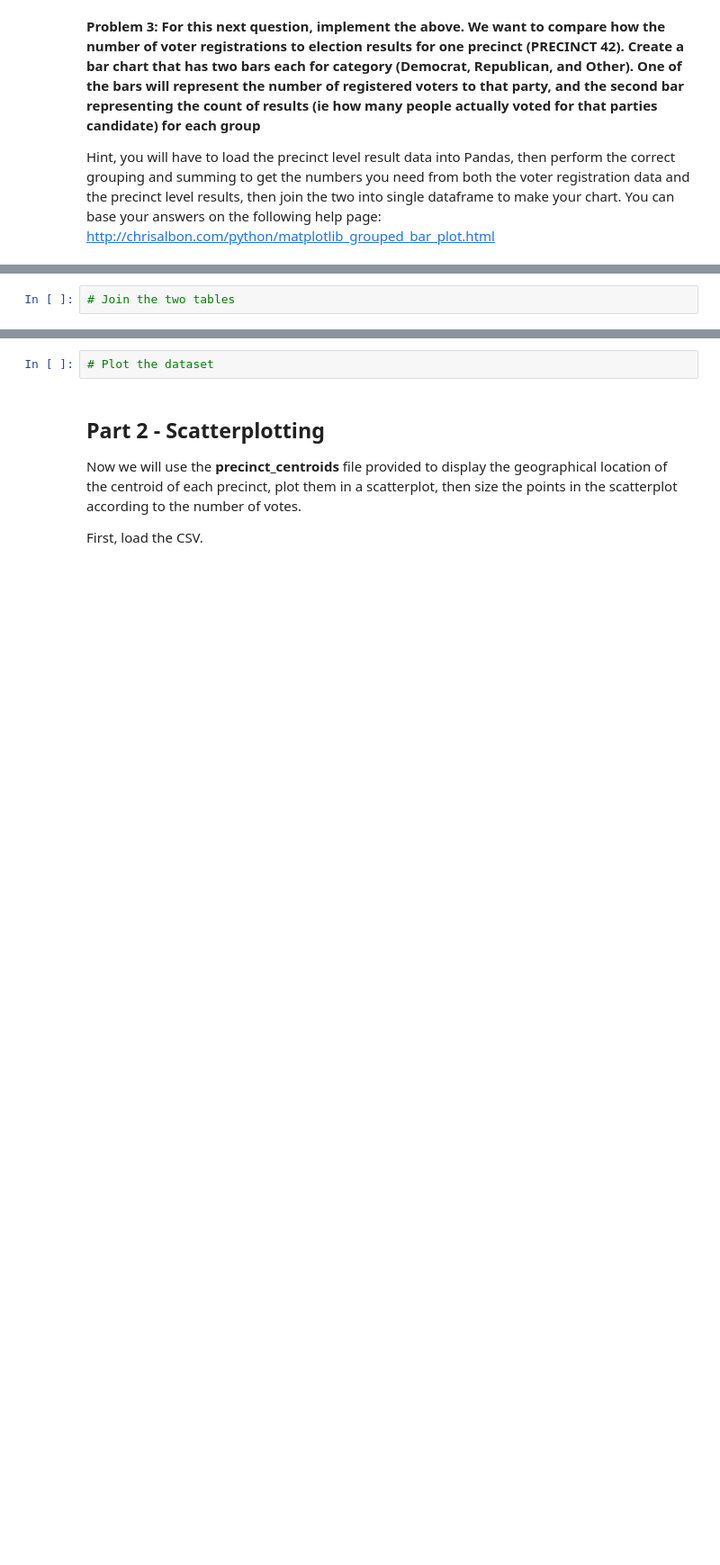
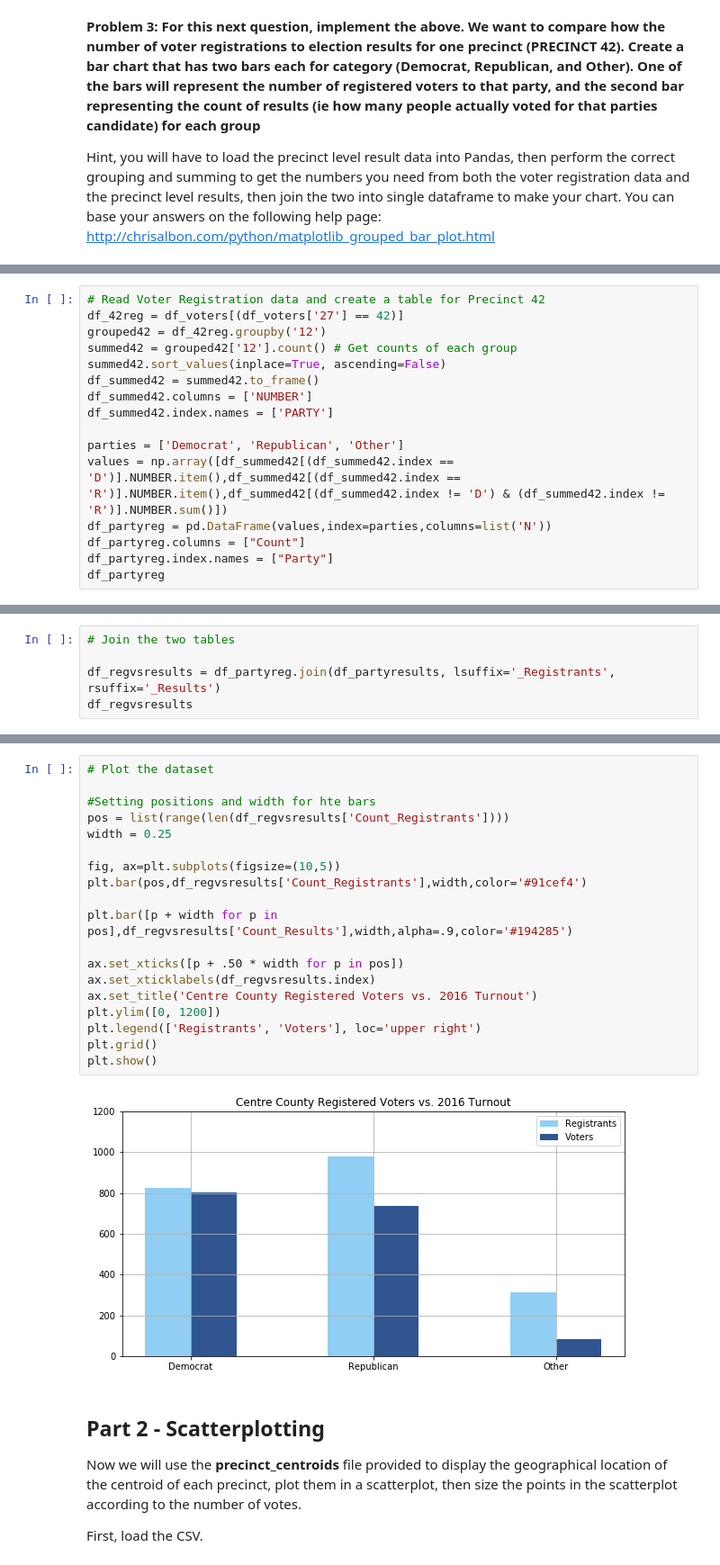
Before and after one commit to jttarleton/big-data-spring2017, a Jupyter notebook: week3/PSET_2_Pandas.ipynb, the cells around one changed output, grey strips where cells are left out. Shown at 90% size. Saved outputs shown, nothing was run; the diff lists cells and outputs as text; blank space fills up the shorter version.

```diff
--- a/week3/PSET_2_Pandas.ipynb
+++ b/week3/PSET_2_Pandas.ipynb
@@ -152,0 +179,16 @@ Hint, you will have to load the precinct level result data into Pandas, then per
+# %%
+# Read Voter Registration data and create a table for Precinct 42
+df_42reg = df_voters[(df_voters['27'] == 42)]
+grouped42 = df_42reg.groupby('12')
+summed42 = grouped42['12'].count() # Get counts of each group
+summed42.sort_values(inplace=True, ascending=False)
+df_summed42 = summed42.to_frame()
+df_summed42.columns = ['NUMBER']
+df_summed42.index.names = ['PARTY']
+
+parties = ['Democrat', 'Republican', 'Other']
+values = np.array([df_summed42[(df_summed42.index == 'D')].NUMBER.item(),df_summed42[(df_summed42.index == 'R')].NUMBER.item(),df_summed42[(df_summed42.index != 'D') & (df_summed42.index != 'R')].NUMBER.sum()])
+df_partyreg = pd.DataFrame(values,index=parties,columns=list('N'))
+df_partyreg.columns = ["Count"]
+df_partyreg.index.names = ["Party"]
+df_partyreg
@@ -153,2 +201,5 @@ Hint, you will have to load the precinct level result data into Pandas, then per
 # %%
 # Join the two tables
+
+df_regvsresults = df_partyreg.join(df_partyresults, lsuffix='_Registrants', rsuffix='_Results')
+df_regvsresults
@@ -155,5 +212,24 @@ Hint, you will have to load the precinct level result data into Pandas, then per
-# %%
-# Plot the dataset
+# %%
+# Plot the dataset
+
+#Setting positions and width for hte bars
+pos = list(range(len(df_regvsresults['Count_Registrants'])))
+width = 0.25
+
+fig, ax=plt.subplots(figsize=(10,5))
+plt.bar(pos,df_regvsresults['Count_Registrants'],width,color='#91cef4')
+
+plt.bar([p + width for p in pos],df_regvsresults['Count_Results'],width,alpha=.9,color='#194285')
+
+ax.set_xticks([p + .50 * width for p in pos])
+ax.set_xticklabels(df_regvsresults.index)
+ax.set_title('Centre County Registered Voters vs. 2016 Turnout')
+plt.ylim([0, 1200])
+plt.legend(['Registrants', 'Voters'], loc='upper right')
+plt.grid()
+plt.show()
+# %% [output]
+[figure, added]
 # %% [markdown]
 ## Part 2 - Scatterplotting
 
```
Also changed, not shown: parts of 13 cells of this notebook.
